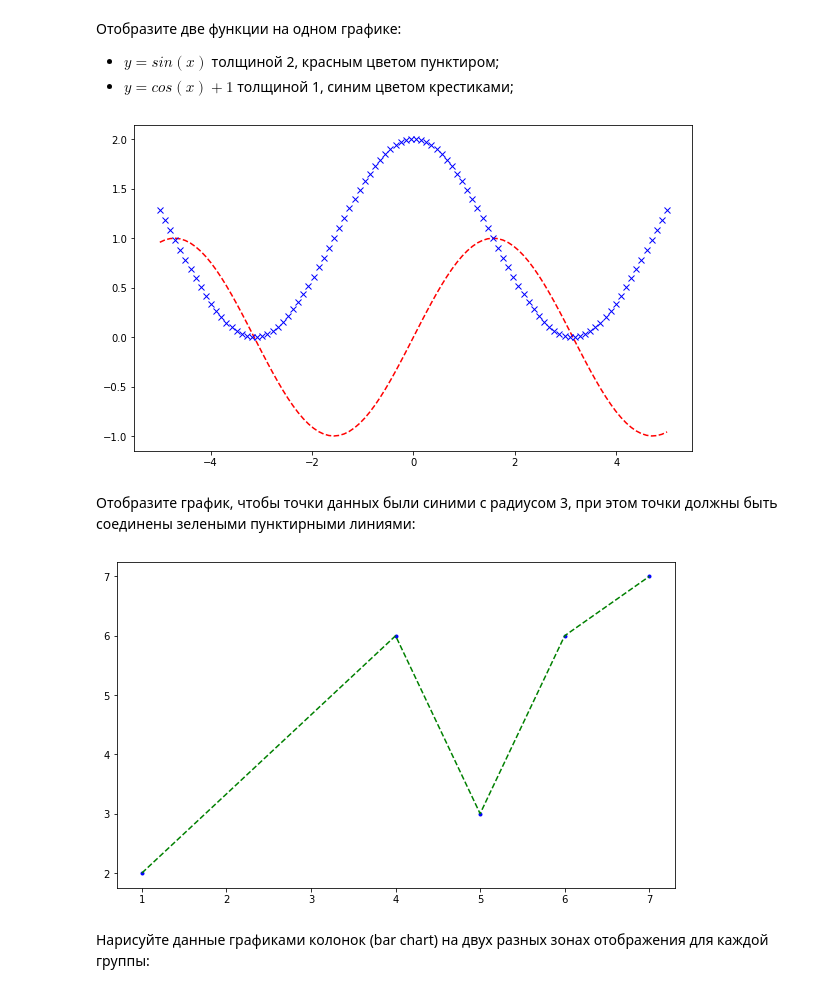
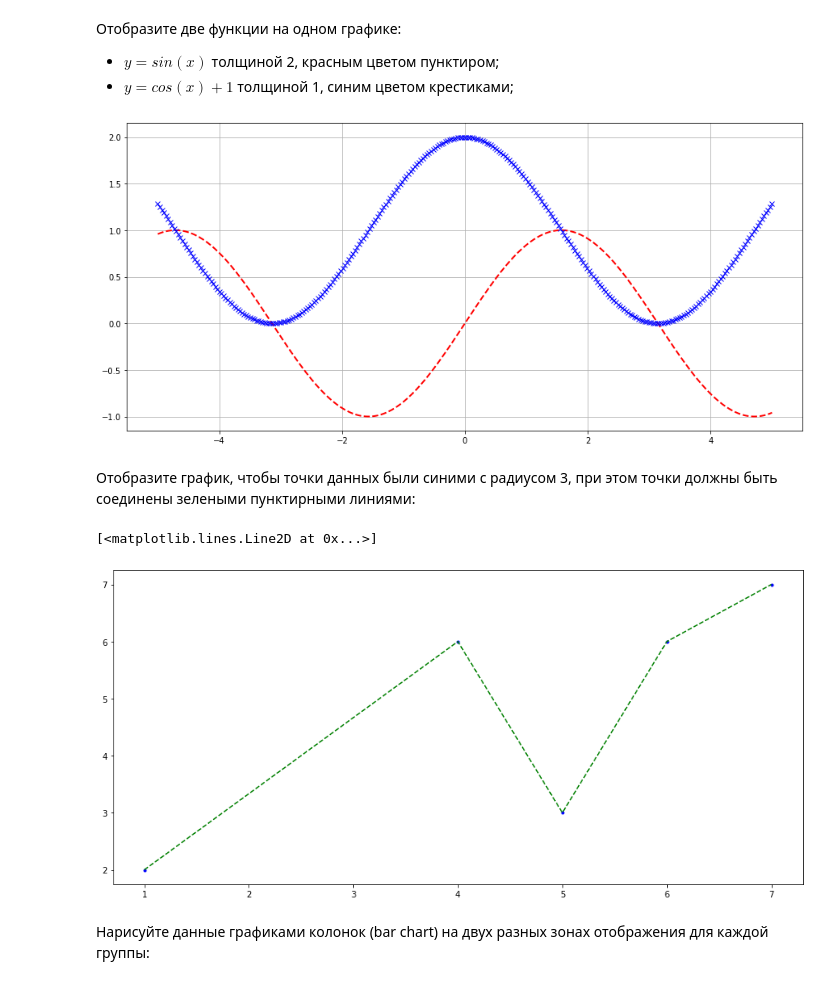
Before and after one commit to Avram-Machine/ML, a Jupyter notebook: notebooks/05_Matplotlib.ipynb, the cells around one changed output. Drawn from its saved outputs; the diff is of its cells as text; code cells hidden in the pictures.

```diff
--- a/notebooks/05_Matplotlib.ipynb
+++ b/notebooks/05_Matplotlib.ipynb
@@ -413,29 +411,29 @@ plt.grid(True)
 - $y = cos(x)+1$ толщиной 1, синим цветом крестиками;
 # %%
 # TODO
-x = np.linspace(-5,5,100)
+x = np.linspace(-5, 5, 300)
+y1 = np.sin(x)
+y2 = np.cos(x) + 1
 
-plt.figure(figsize=(10, 6))
-plt.plot(x, np.sin(x), 'r--')
-plt.plot(x, np.cos(x) + 1, 'bx')
-
-plt.show()
+plt.figure(figsize=(15, 7))
+plt.plot(x, y1, 'r--', linewidth=2)
+plt.plot(x, y2, 'bx', linewidth=1)
+plt.grid(True)
 # %% [output]
-[figure, old version]
+[figure, new version]
 # %% [markdown]
 Отобразите график, чтобы точки данных были синими с радиусом 3, при этом точки должны быть соединены зелеными пунктирными линиями:
 # %%
 x = np.array([1, 4, 5, 6, 7])
 y = np.array([2, 6, 3, 6, 7])
 
-plt.figure(figsize=(10, 6))
-plt.plot(x, y, 'bo', linewidth=2, markersize=3)
+# TODO
+plt.figure(figsize=(15, 7))
+plt.plot(x, y, 'bo', markersize=3)
 plt.plot(x, y, 'g--')
-
-plt.show()
-# TODO
 # %% [output]
+[<matplotlib.lines.Line2D at 0x...>]
-[figure, old version]
+[figure, new version]
 # %% [markdown]
 Нарисуйте данные графиками колонок (bar chart) на двух разных зонах отображения для каждой группы:
 # %%
```
Also changed, not shown: parts of 11 cells of this notebook.
